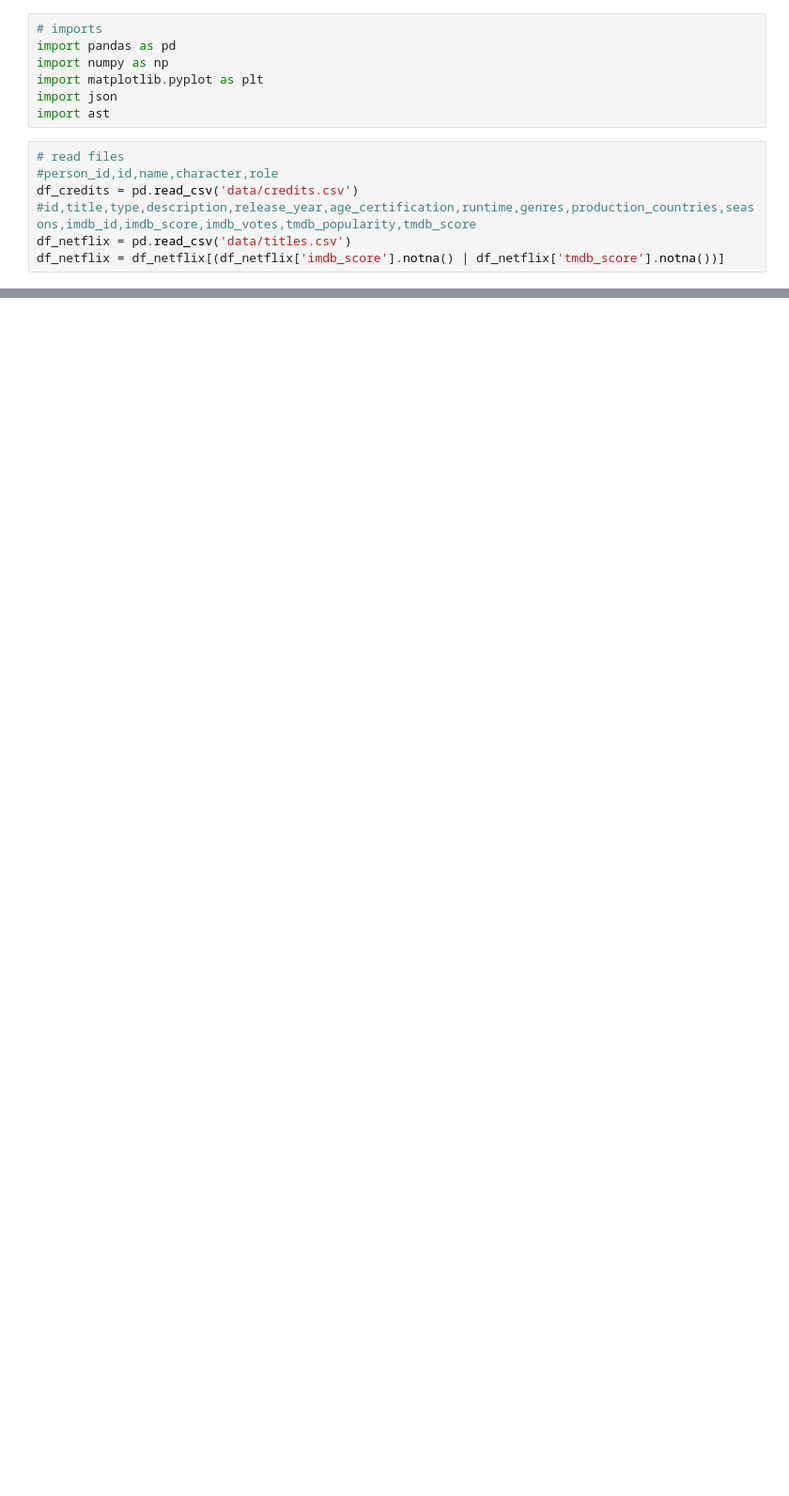
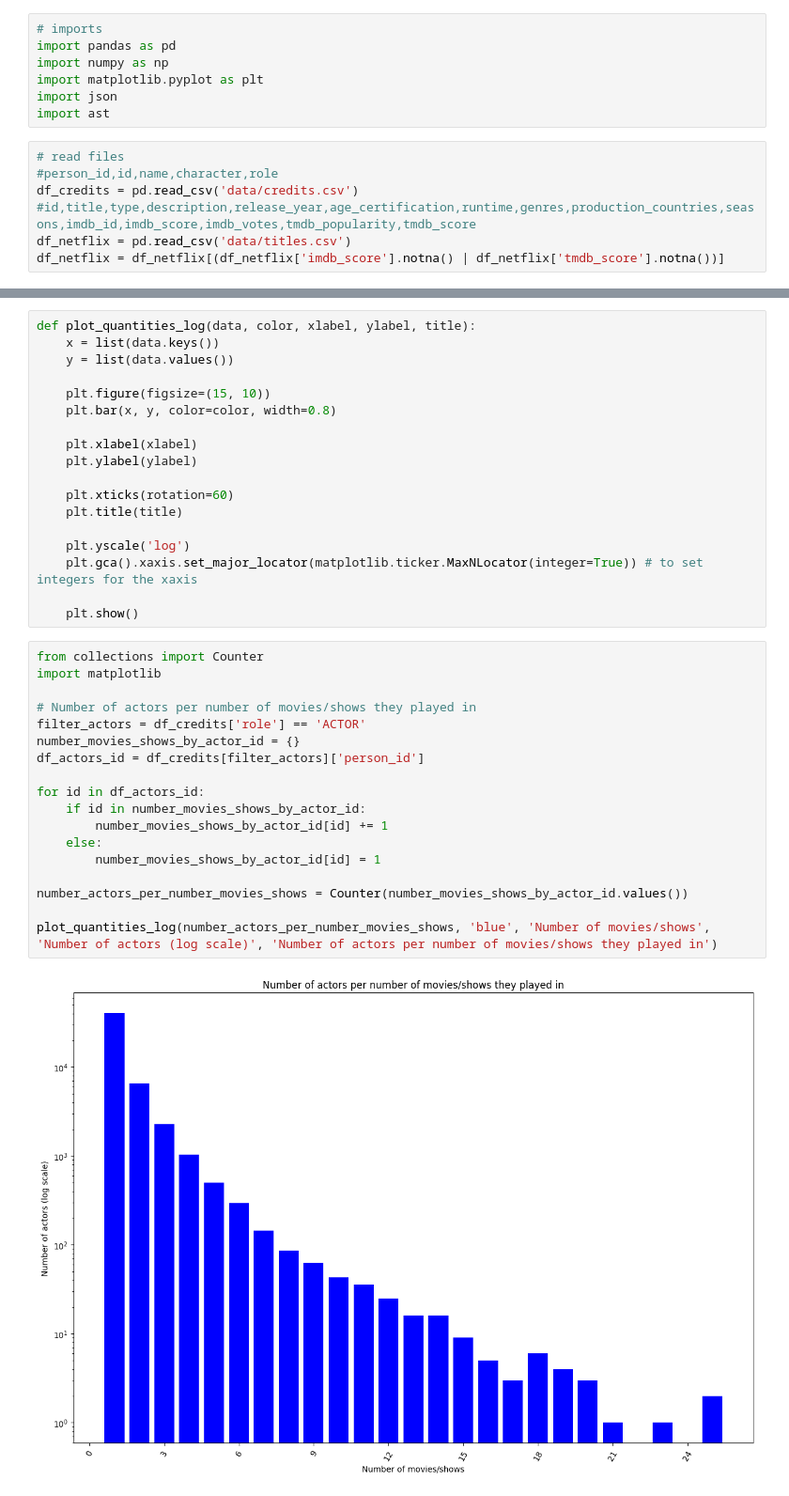
Before and after one commit to com-480-data-visualization/netflix-scrapers, a Jupyter notebook: pre-processing.ipynb, the cells around one changed output, grey strips where cells are left out. Shown at 94% size. Saved outputs shown, nothing was run; the diff lists cells and outputs as text; blank space fills up the shorter version.

Commit message:
add two plots

```diff
--- a/pre-processing.ipynb
+++ b/pre-processing.ipynb
@@ -146,0 +164,38 @@ print('Number of directors:', len(df_credits[df_credits['role'] == 'DIRECTOR']['
+# %%
+def plot_quantities_log(data, color, xlabel, ylabel, title):
+    x = list(data.keys())
+    y = list(data.values())
+
+    plt.figure(figsize=(15, 10))
+    plt.bar(x, y, color=color, width=0.8)
+
+    plt.xlabel(xlabel)
+    plt.ylabel(ylabel)
+
+    plt.xticks(rotation=60)
+    plt.title(title)
+
+    plt.yscale('log')
+    plt.gca().xaxis.set_major_locator(matplotlib.ticker.MaxNLocator(integer=True)) # to set integers for the xaxis
+
+    plt.show()
+# %%
+from collections import Counter
+import matplotlib
+
+# Number of actors per number of movies/shows they played in
+filter_actors = df_credits['role'] == 'ACTOR'
+number_movies_shows_by_actor_id = {}
+df_actors_id = df_credits[filter_actors]['person_id']
+
+for id in df_actors_id:
+    if id in number_movies_shows_by_actor_id:
+        number_movies_shows_by_actor_id[id] += 1
+    else:
+        number_movies_shows_by_actor_id[id] = 1
+
+number_actors_per_number_movies_shows = Counter(number_movies_shows_by_actor_id.values())
+
+plot_quantities_log(number_actors_per_number_movies_shows, 'blue', 'Number of movies/shows', 'Number of actors (log scale)', 'Number of actors per number of movies/shows they played in')
+# %% [output]
+[figure, added]
```
Also changed, not shown: parts of 3 cells of this notebook.
